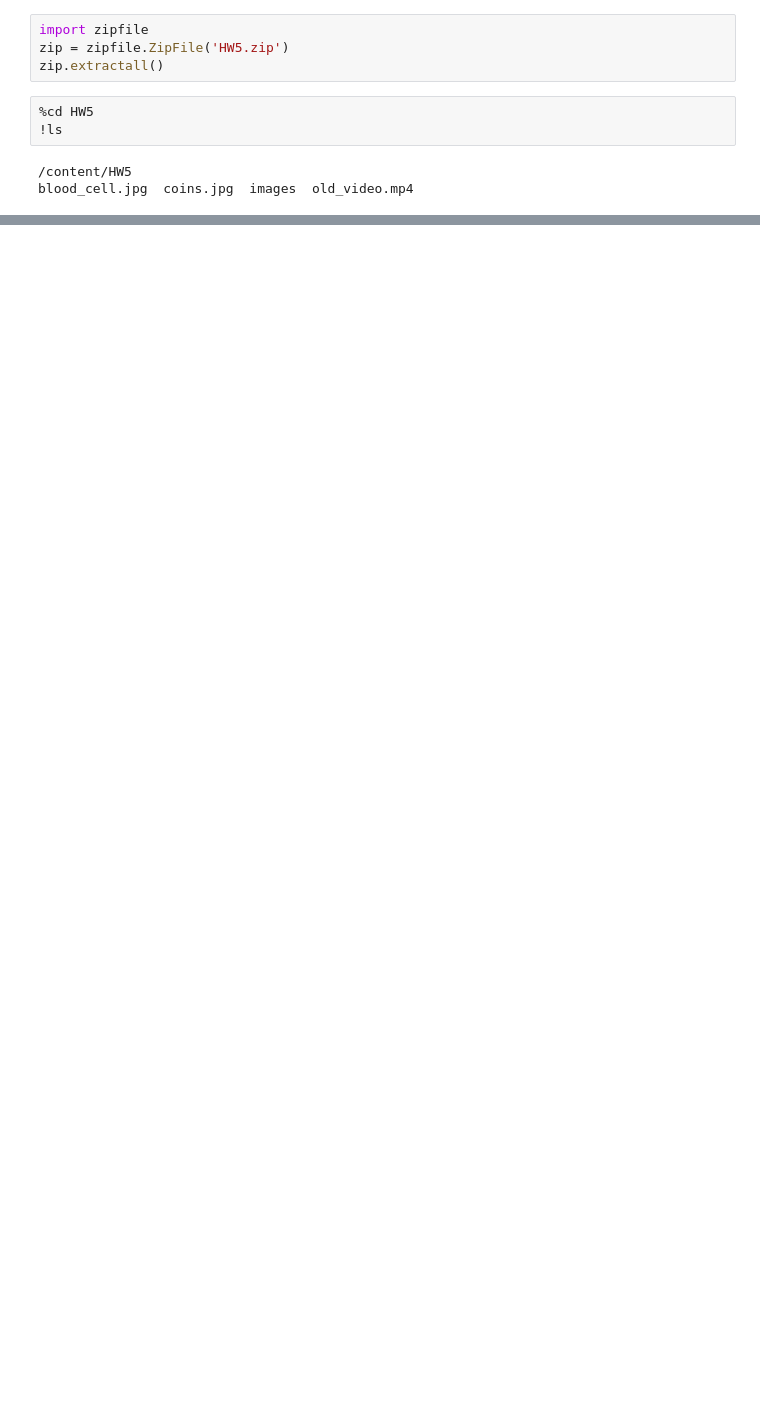
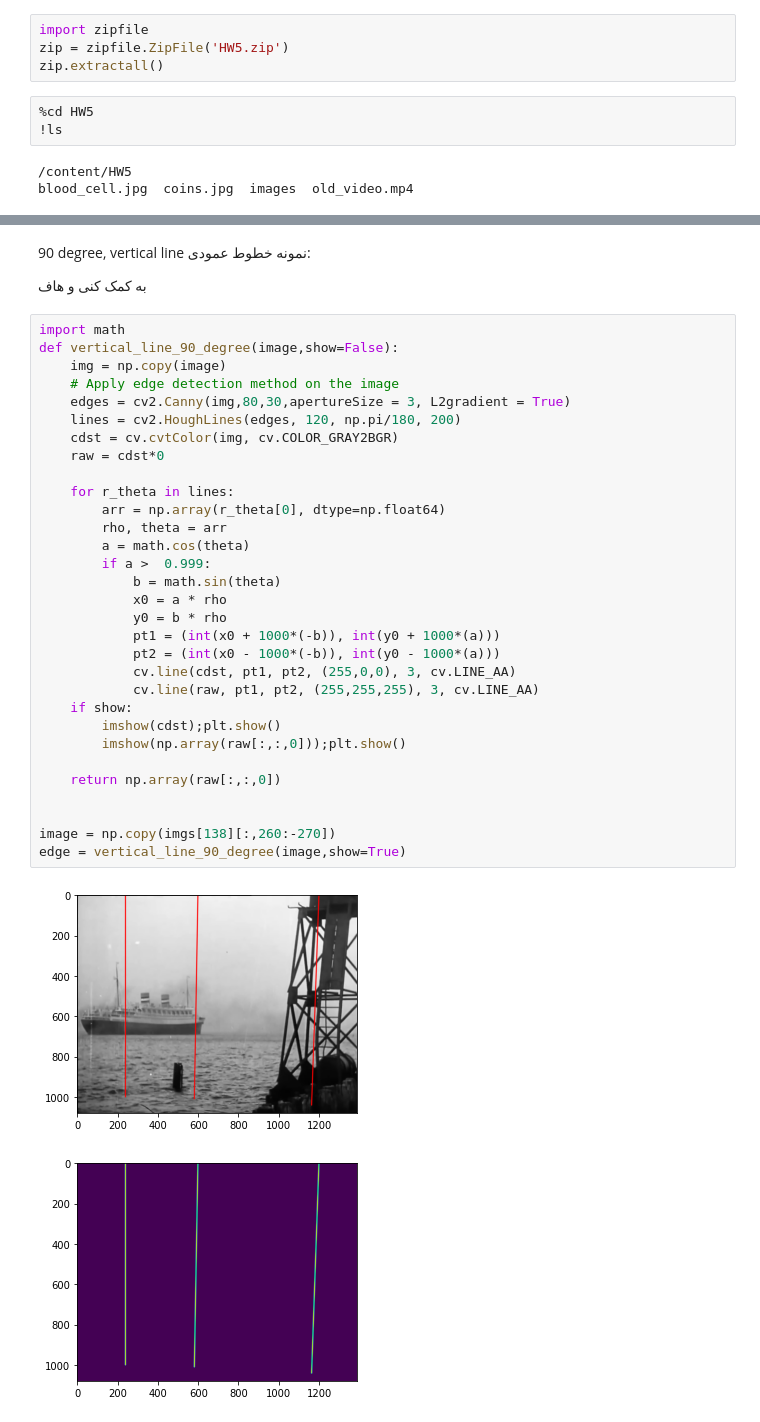
Before and after one commit to aSafarpoor/DIP, a Jupyter notebook: DIP_HW5_Q4.ipynb, the cells around one changed output, grey strips where cells are left out. Cells and saved outputs as stored; diff of their text form; blank space fills up the shorter version.

```diff
--- a/DIP_HW5_Q4.ipynb
+++ b/DIP_HW5_Q4.ipynb
@@ -185,0 +153,39 @@ clip.write_videofile('aaa.mp4')
+# %% [markdown]
+90 degree, vertical line
+نمونه خطوط عمودی:
+
+به کمک کنی و هاف
+# %%
+import math
+def vertical_line_90_degree(image,show=False):
+    img = np.copy(image)
+    # Apply edge detection method on the image
+    edges = cv2.Canny(img,80,30,apertureSize = 3, L2gradient = True)
+    lines = cv2.HoughLines(edges, 120, np.pi/180, 200)
+    cdst = cv.cvtColor(img, cv.COLOR_GRAY2BGR)
+    raw = cdst*0
+
+    for r_theta in lines:
+        arr = np.array(r_theta[0], dtype=np.float64)
+        rho, theta = arr
+        a = math.cos(theta)
+        if a >  0.999:
+            b = math.sin(theta)
+            x0 = a * rho
+            y0 = b * rho
+            pt1 = (int(x0 + 1000*(-b)), int(y0 + 1000*(a)))
+            pt2 = (int(x0 - 1000*(-b)), int(y0 - 1000*(a)))
+            cv.line(cdst, pt1, pt2, (255,0,0), 3, cv.LINE_AA)
+            cv.line(raw, pt1, pt2, (255,255,255), 3, cv.LINE_AA)
+    if show:
+        imshow(cdst);plt.show()
+        imshow(np.array(raw[:,:,0]));plt.show()
+
+    return np.array(raw[:,:,0])
+
+
+image = np.copy(imgs[138][:,260:-270])
+edge = vertical_line_90_degree(image,show=True)
+# %% [output]
+[figure, added]
+[figure, added]
```
Also changed, not shown: parts of 51 cells of this notebook.
